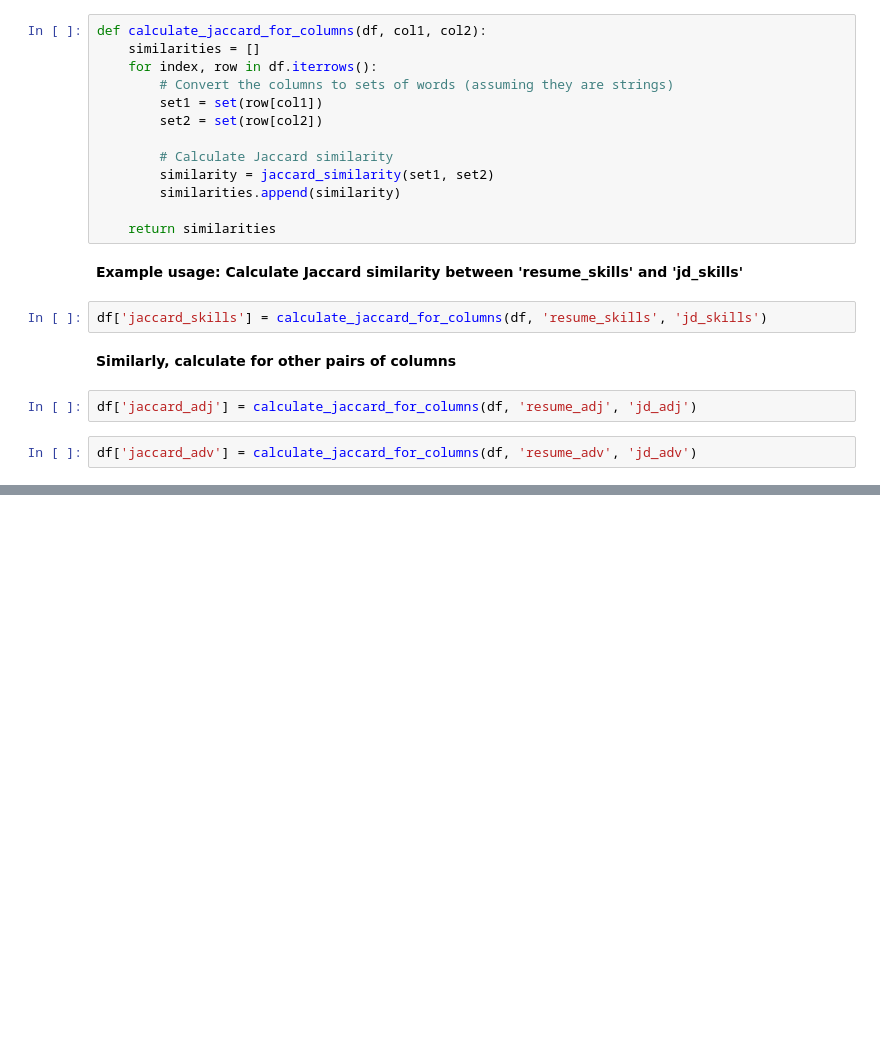
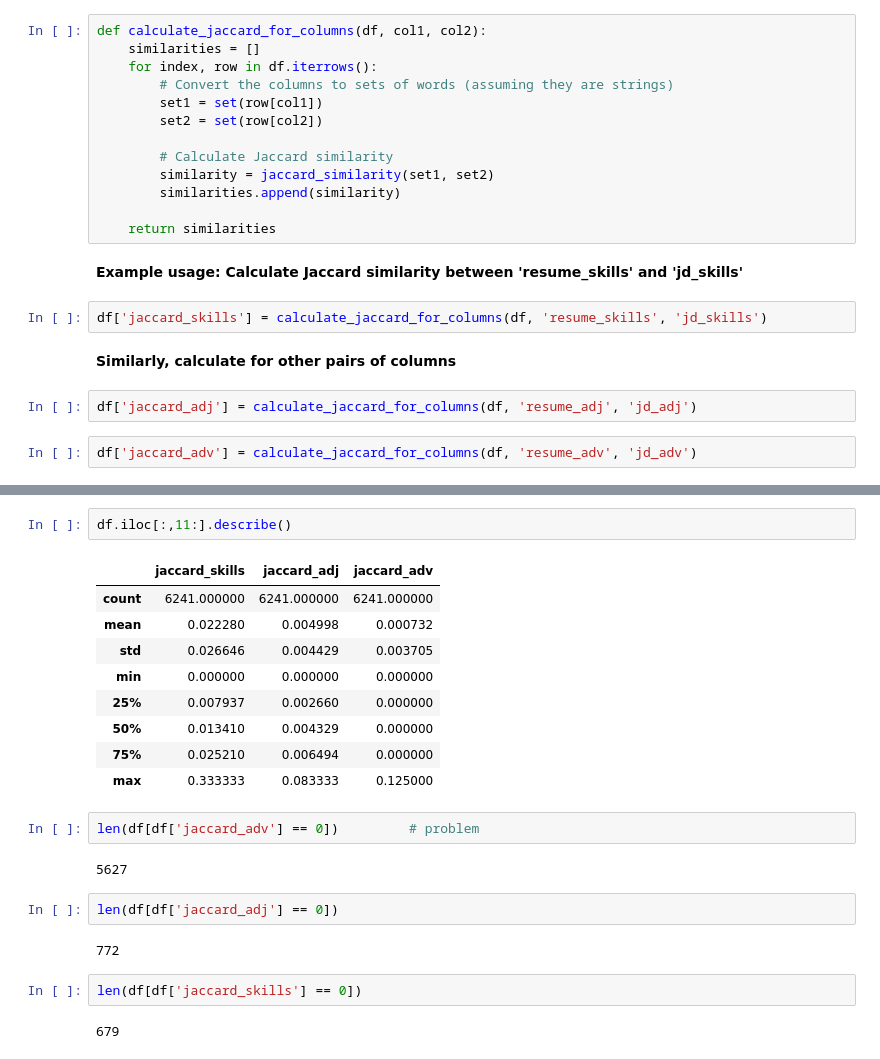
Before and after one commit to adnanbhat7/Job_AI, a Jupyter notebook: final.ipynb, the cells around one changed output, grey strips where cells are left out. Saved outputs shown, nothing was run; the diff lists cells and outputs as text; blank space fills up the shorter version.

Commit message:
problem with jacard adjective similarity

```diff
--- a/final.ipynb
+++ b/final.ipynb
@@ -525,0 +528,24 @@ df.head()
+# %%
+df.iloc[:,11:].describe()
+# %% [output]
+|  | jaccard_skills | jaccard_adj | jaccard_adv |
+| count | 6241.000000 | 6241.000000 | 6241.000000 |
+| mean | 0.022280 | 0.004998 | 0.000732 |
+| std | 0.026646 | 0.004429 | 0.003705 |
+| min | 0.000000 | 0.000000 | 0.000000 |
+| 25% | 0.007937 | 0.002660 | 0.000000 |
+| 50% | 0.013410 | 0.004329 | 0.000000 |
+| 75% | 0.025210 | 0.006494 | 0.000000 |
+| max | 0.333333 | 0.083333 | 0.125000 |
+# %%
+len(df[df['jaccard_adv'] == 0])         # problem
+# %% [output]
+5627
+# %%
+len(df[df['jaccard_adj'] == 0])
+# %% [output]
+772
+# %%
+len(df[df['jaccard_skills'] == 0])
+# %% [output]
+679
```
Also changed, not shown: parts of 2 cells of this notebook.
